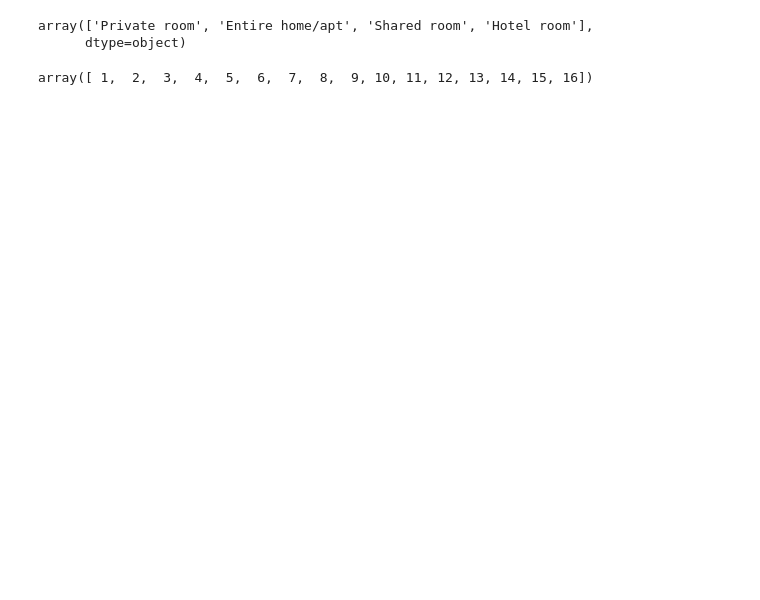
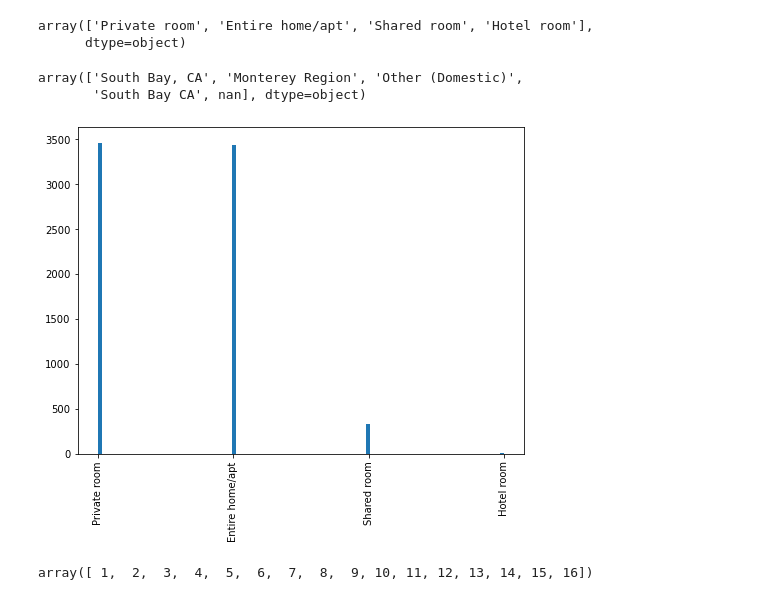
Before and after one commit to johnfcchan/crackdatescience, a Jupyter notebook: Airbnb_evan.ipynb, the cells around one changed output. Cells and saved outputs as stored; diff of their text form; code cells hidden in the pictures; blank space fills up the shorter version.

```diff
--- a/Airbnb_evan.ipynb
+++ b/Airbnb_evan.ipynb
@@ -363,6 +278,22 @@ data['room_type'].unique()
 # %% [output]
 array(['Private room', 'Entire home/apt', 'Shared room', 'Hotel room'],
       dtype=object)
+# %%
+data['market'].unique() # to drop
+# %% [output]
+array(['South Bay, CA', 'Monterey Region', 'Other (Domestic)',
+       'South Bay CA', nan], dtype=object)
+# %%
+#Visualize room_type:
+
+_, ax = plt.subplots(figsize=(8, 6))
+
+ax.hist(data['room_type'], bins=100)
+
+plt.xticks(rotation=90)
+plt.show()
+# %% [output]
+[figure, added]
 # %%
 accomo_type = data['accommodates'].unique()
 accomo_type.sort()
```
Also changed, not shown: parts of 54 cells of this notebook.
